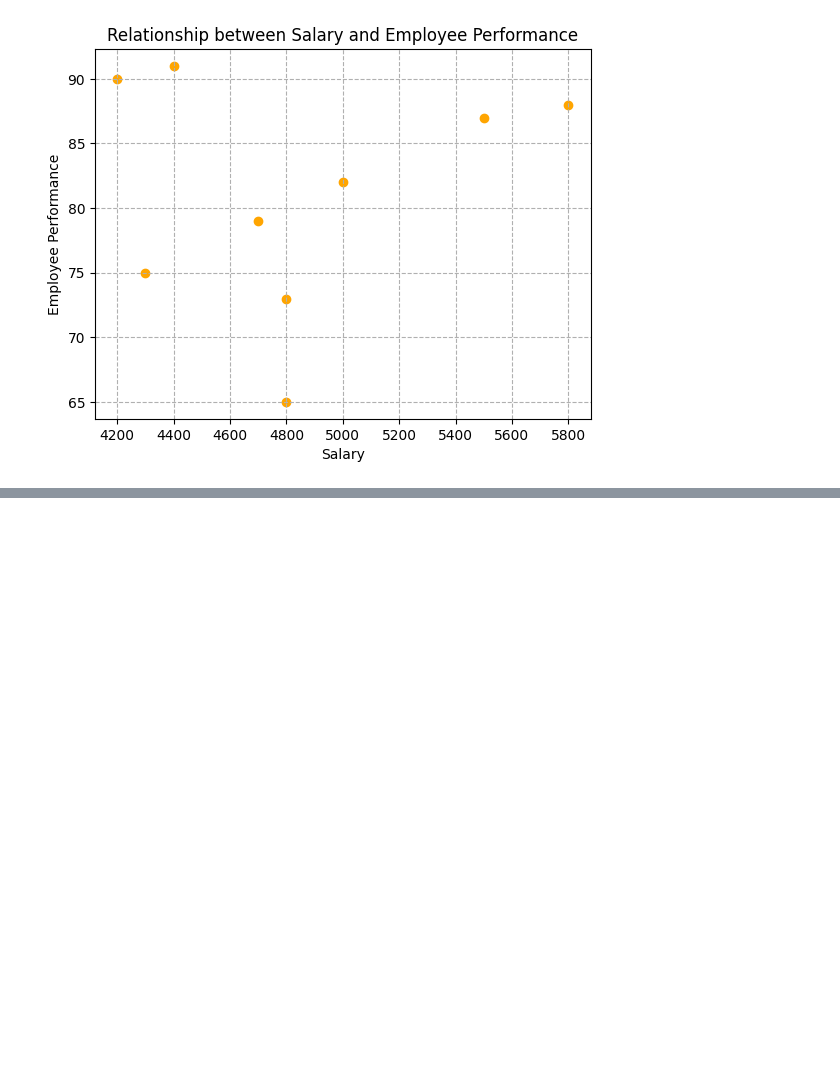
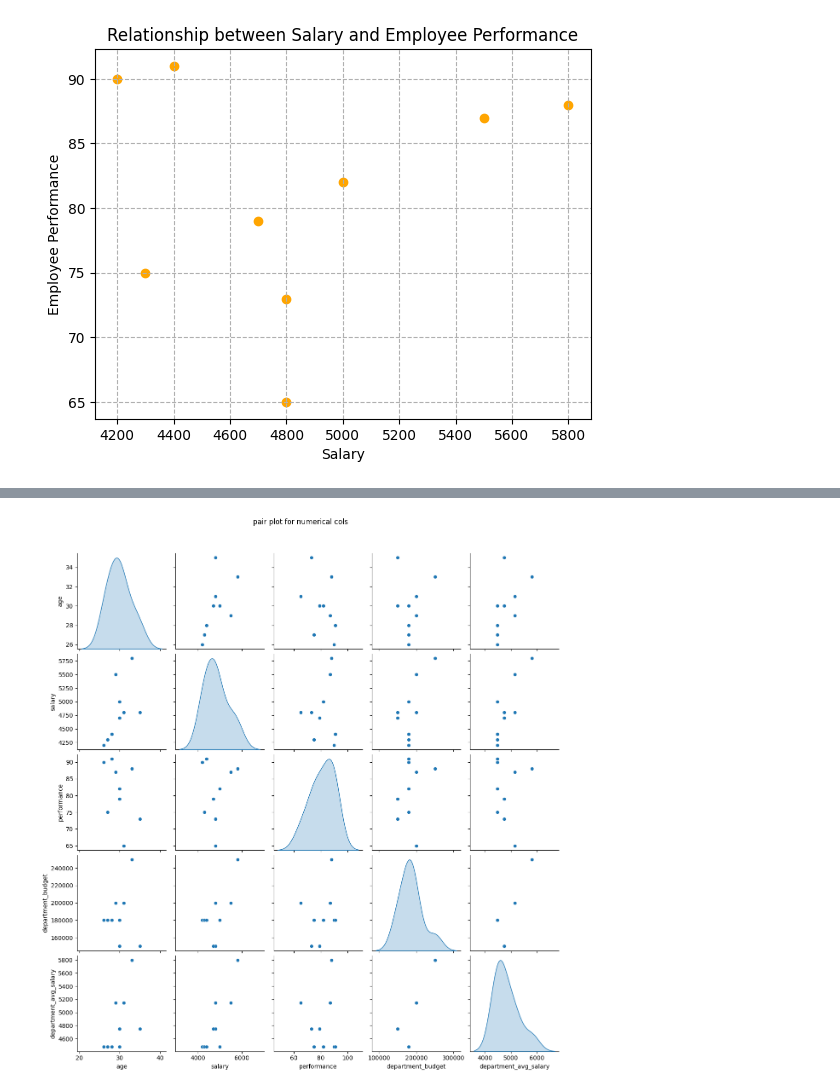
Before and after one commit to augustus-somtochukwu-umeh/Data-Science, a Jupyter notebook: employee_dataset.ipynb, the cells around one changed output, grey strips where cells are left out. Cells and saved outputs as stored; diff of their text form; code cells hidden in the pictures; blank space fills up the shorter version.

```diff
--- a/employee_dataset.ipynb
+++ b/employee_dataset.ipynb
@@ -947,0 +968,7 @@ plt.show()
+# %%
+#visualize the relationship for numerical columns using pairplot
+sns.pairplot(merge_df[num_cols], diag_kind='kde')
+plt.suptitle('pair plot for numerical cols', y=1.05)
+plt.show()
+# %% [output]
+[figure, added]
```
Also changed, not shown: parts of 9 cells of this notebook.
